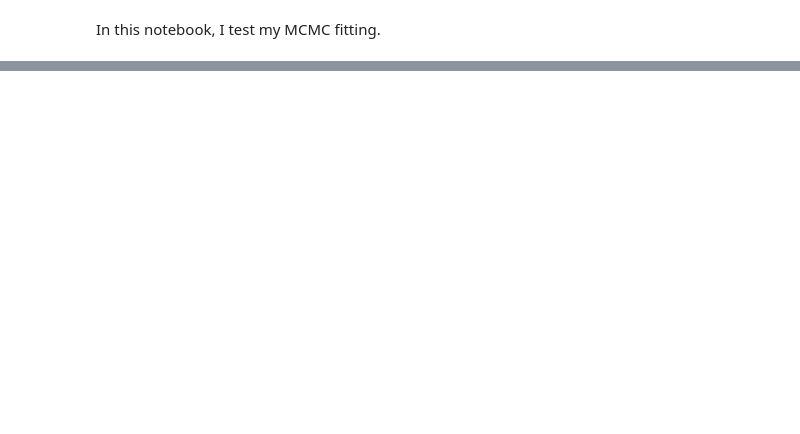
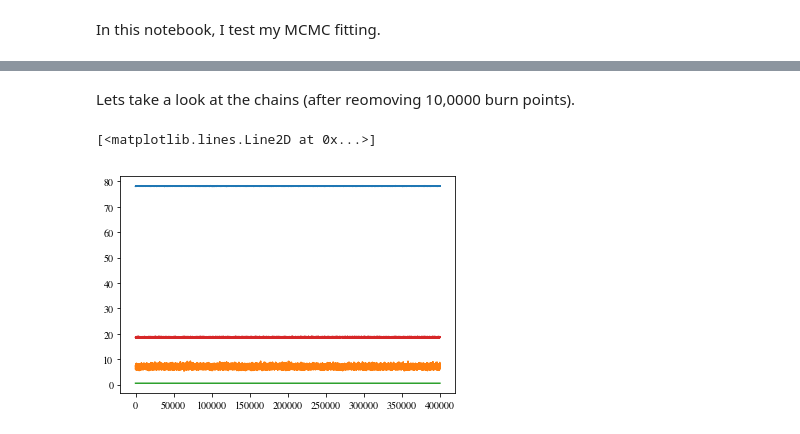
Before and after one commit to aewallwi/global_bh, a Jupyter notebook: examples/Analytic_MCMC.ipynb, the cells around one changed output, grey strips where cells are left out. Cells and saved outputs as stored; diff of their text form; code cells hidden in the pictures; blank space fills up the shorter version.

```diff
--- a/examples/Analytic_MCMC.ipynb
+++ b/examples/Analytic_MCMC.ipynb
@@ -25,0 +43,14 @@ IOError: [Errno 2] No such file or directory: 'bowman_2018_data.csv'
+# %%
+samples=sampler.sampler.chain[:, 10000:, :].reshape((-1, len(sampler.params_all.keys())))
+ml_params=np.median(samples,axis=0)
+ml_dict={'NU0':ml_params[0],'TAU':ml_params[1],'A':ml_params[2],'W':ml_params[3]}
+# %% [markdown]
+Lets take a look at the chains (after reomoving 10,0000 burn points).
+# %%
+plt.plot(samples[:,0])
+plt.plot(samples[:,1])
+plt.plot(samples[:,2])
+plt.plot(samples[:,3])
+# %% [output]
+[<matplotlib.lines.Line2D at 0x...>]
+[figure, added]
```
Also changed, not shown: parts of 11 cells of this notebook, 3 other files.
